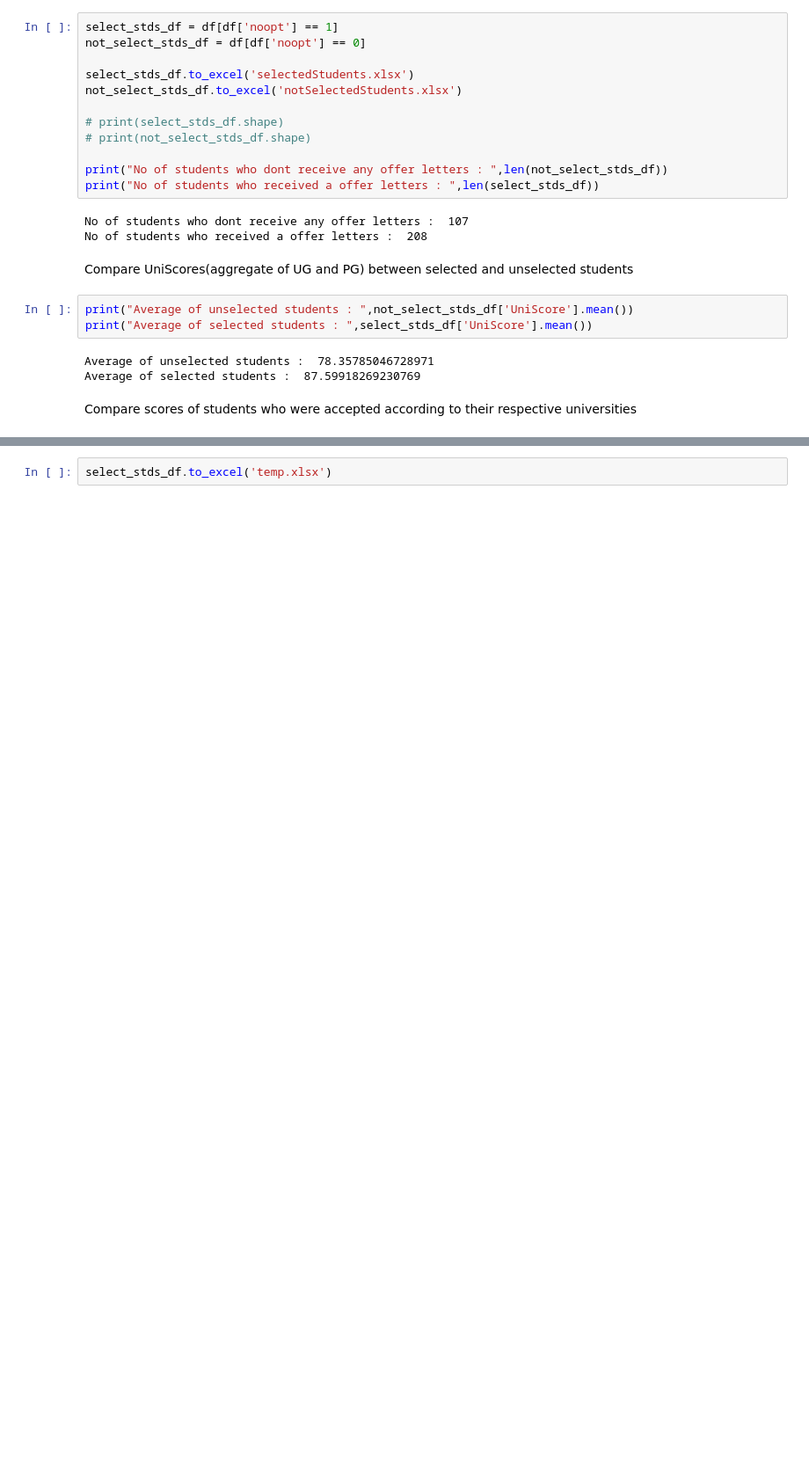
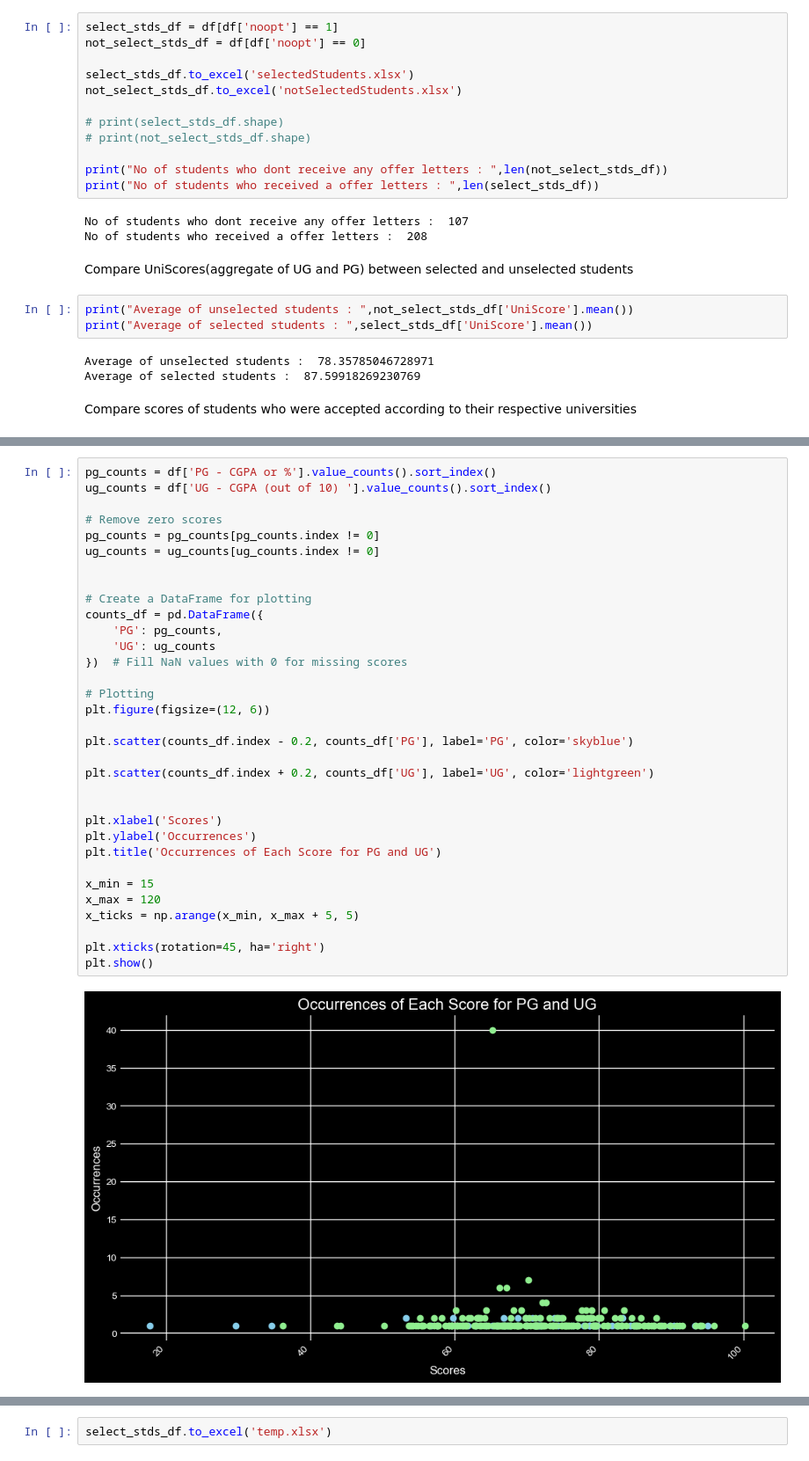
Before and after one commit to edwinEldhose404/USPathwayAnalysis, a Jupyter notebook: eda.ipynb, the cells around one changed output, grey strips where cells are left out. Shown at 88% size. Drawn from its saved outputs; the diff is of its cells as text; blank space fills up the shorter version.

```diff
--- a/eda.ipynb
+++ b/eda.ipynb
@@ -211,0 +218,35 @@ Cluster Centers (scaled):
+# %%
+pg_counts = df['PG - CGPA or %'].value_counts().sort_index()
+ug_counts = df['UG - CGPA (out of 10) '].value_counts().sort_index()
+
+# Remove zero scores
+pg_counts = pg_counts[pg_counts.index != 0]
+ug_counts = ug_counts[ug_counts.index != 0]
+
+
+# Create a DataFrame for plotting
+counts_df = pd.DataFrame({
+    'PG': pg_counts,
+    'UG': ug_counts
+})  # Fill NaN values with 0 for missing scores
+
+# Plotting
+plt.figure(figsize=(12, 6))
+
+plt.scatter(counts_df.index - 0.2, counts_df['PG'], label='PG', color='skyblue')
+
+plt.scatter(counts_df.index + 0.2, counts_df['UG'], label='UG', color='lightgreen')
+
+
+plt.xlabel('Scores')
+plt.ylabel('Occurrences')
+plt.title('Occurrences of Each Score for PG and UG')
+
+x_min = 15
+x_max = 120
+x_ticks = np.arange(x_min, x_max + 5, 5)
+
+plt.xticks(rotation=45, ha='right')
+plt.show()
+# %% [output]
+[figure, added]
```
Also changed, not shown: parts of 11 cells of this notebook, 8 other files.
